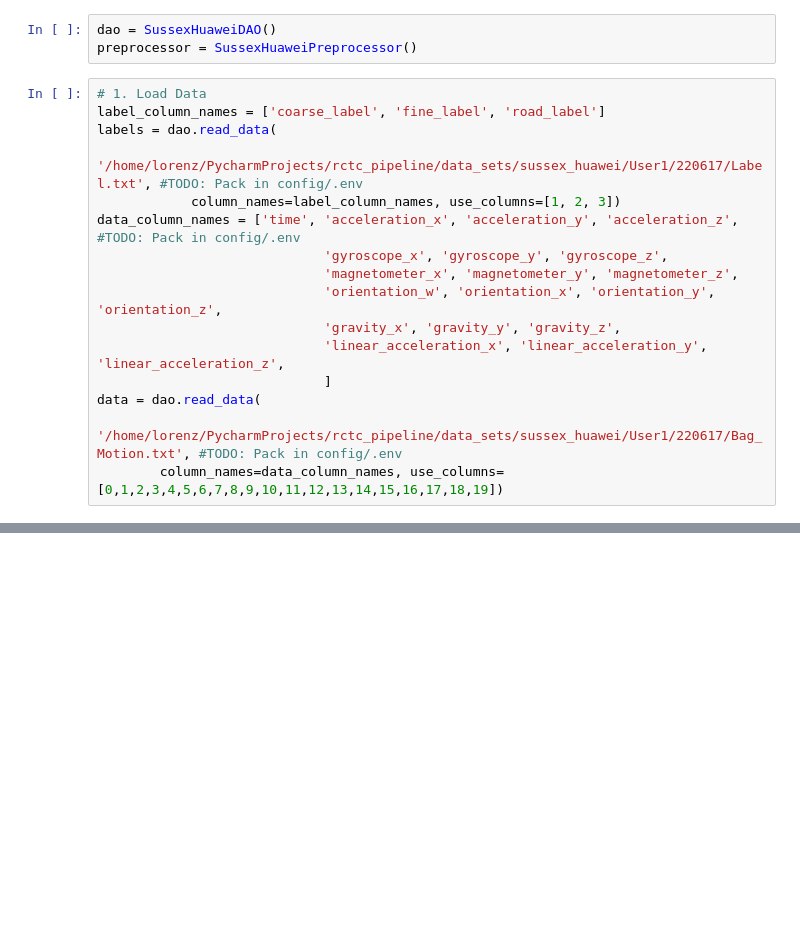
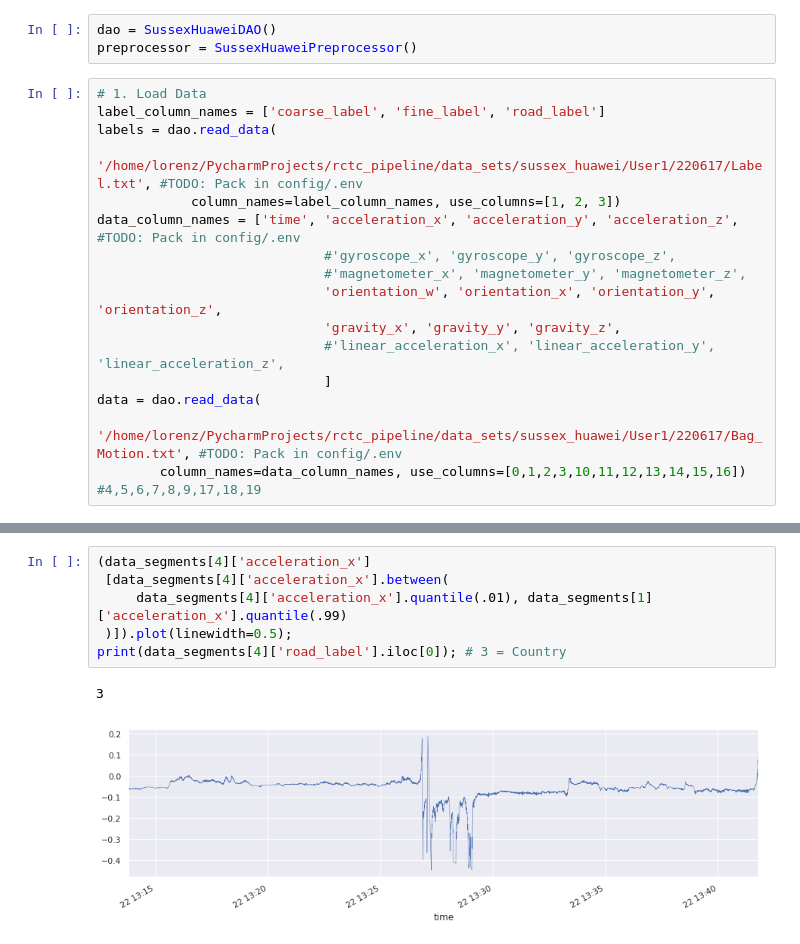
Before and after one commit to lorenz0890/road_condition_classification, a Jupyter notebook: rctc_notebook.ipynb, the cells around one changed output, grey strips where cells are left out. Drawn from its saved outputs; the diff is of its cells as text; blank space fills up the shorter version.

```diff
--- a/rctc_notebook.ipynb
+++ b/rctc_notebook.ipynb
@@ -13,15 +13,15 @@ labels = dao.read_data(
             '/home/lorenz/PycharmProjects/rctc_pipeline/data_sets/sussex_huawei/User1/220617/Label.txt', #TODO: Pack in config/.env
             column_names=label_column_names, use_columns=[1, 2, 3])
 data_column_names = ['time', 'acceleration_x', 'acceleration_y', 'acceleration_z', #TODO: Pack in config/.env
-                             'gyroscope_x', 'gyroscope_y', 'gyroscope_z',
-                             'magnetometer_x', 'magnetometer_y', 'magnetometer_z',
+                             #'gyroscope_x', 'gyroscope_y', 'gyroscope_z',
+                             #'magnetometer_x', 'magnetometer_y', 'magnetometer_z',
                              'orientation_w', 'orientation_x', 'orientation_y', 'orientation_z',
                              'gravity_x', 'gravity_y', 'gravity_z',
-                             'linear_acceleration_x', 'linear_acceleration_y', 'linear_acceleration_z',
+                             #'linear_acceleration_x', 'linear_acceleration_y', 'linear_acceleration_z',
                              ]
 data = dao.read_data(
         '/home/lorenz/PycharmProjects/rctc_pipeline/data_sets/sussex_huawei/User1/220617/Bag_Motion.txt', #TODO: Pack in config/.env
-        column_names=data_column_names, use_columns=[0,1,2,3,4,5,6,7,8,9,10,11,12,13,14,15,16,17,18,19])
+        column_names=data_column_names, use_columns=[0,1,2,3,10,11,12,13,14,15,16]) #4,5,6,7,8,9,17,18,19
 # %%
 # 2. Preprocessing
 
@@ -128,0 +93,9 @@ import numpy
+# %%
+(data_segments[4]['acceleration_x']
+ [data_segments[4]['acceleration_x'].between(
+     data_segments[4]['acceleration_x'].quantile(.01), data_segments[1]['acceleration_x'].quantile(.99)
+ )]).plot(linewidth=0.5);
+print(data_segments[4]['road_label'].iloc[0]); # 3 = Country
+# %% [output]
+3
+[figure, added]
```
Also changed, not shown: parts of 6 cells of this notebook, 1 other file.
